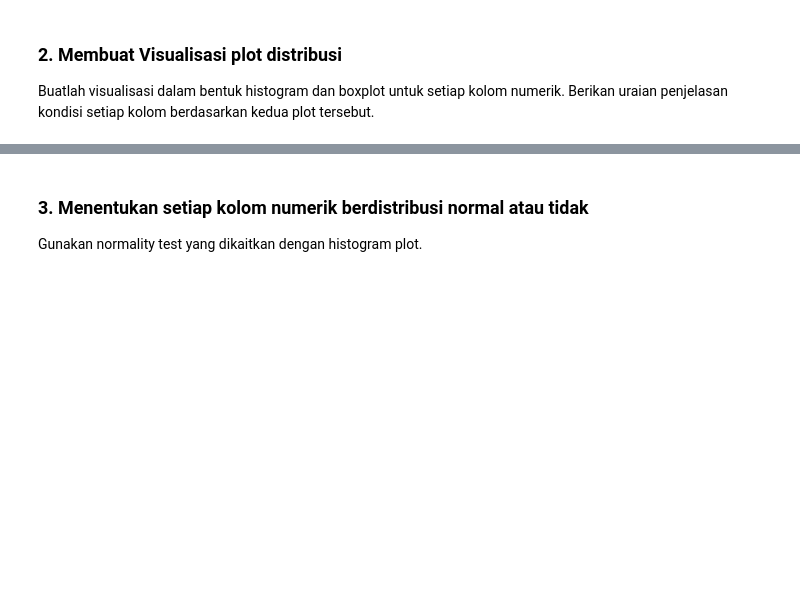
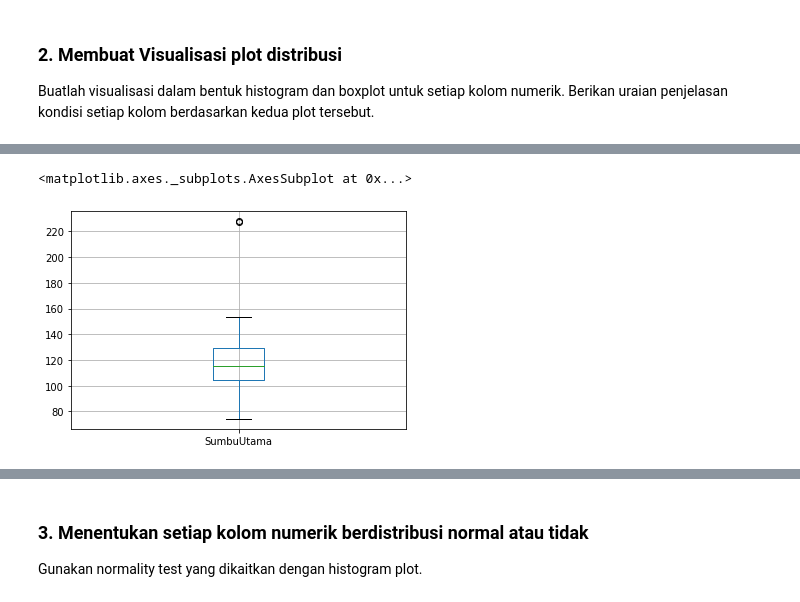
Before and after one commit to Lock1/IF2220-Probstat, a Jupyter notebook: TubesProbstat.ipynb, the cells around one changed output, grey strips where cells are left out. Drawn from its saved outputs; the diff is of its cells as text; code cells hidden in the pictures; blank space fills up the shorter version.

```diff
--- a/TubesProbstat.ipynb
+++ b/TubesProbstat.ipynb
@@ -133,0 +158,5 @@ tersebut.
+# %%
+dataset.boxplot("SumbuUtama")
+# %% [output]
+<matplotlib.axes._subplots.AxesSubplot at 0x...>
+[figure, added]
```
Also changed, not shown: parts of 32 cells of this notebook.
